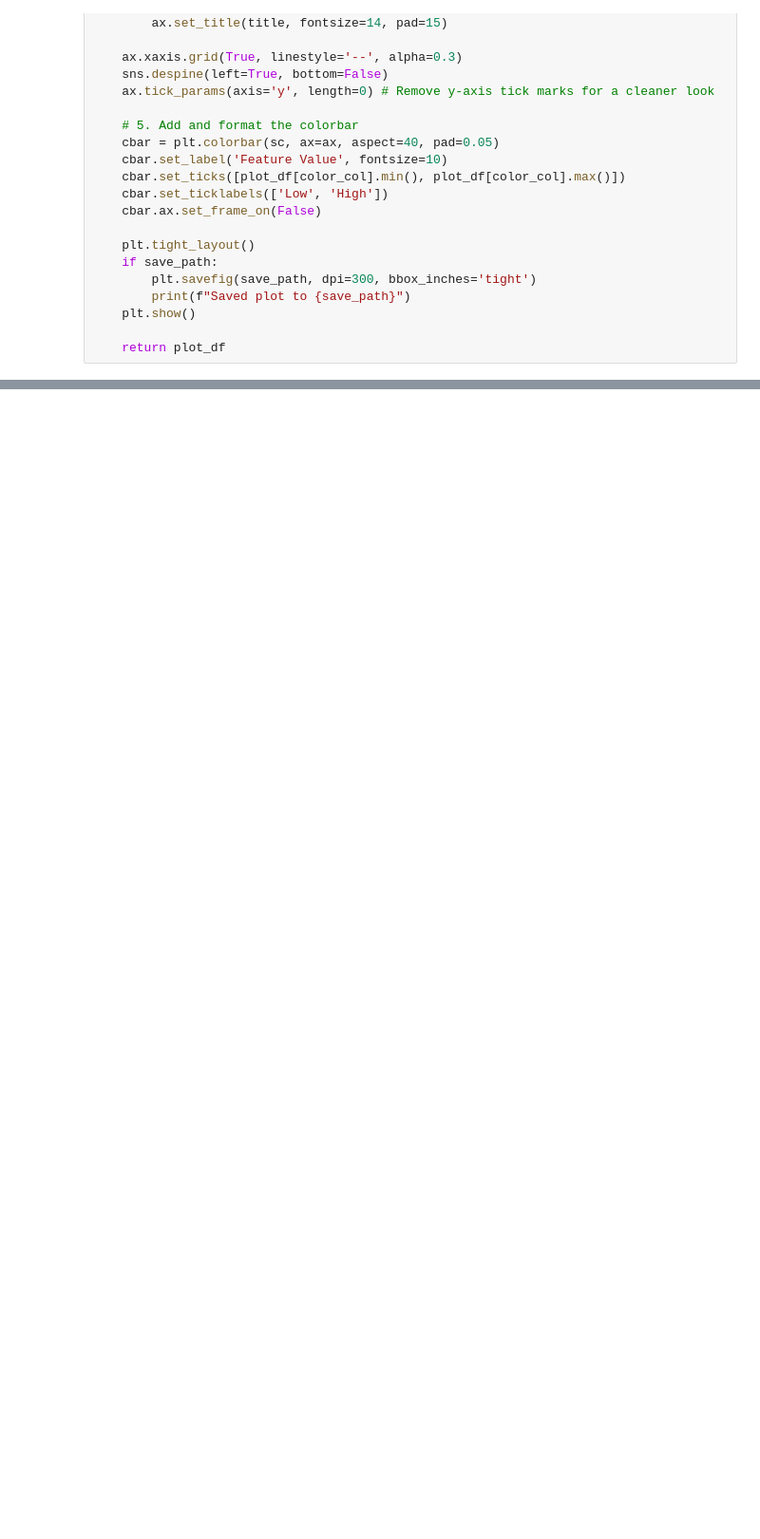
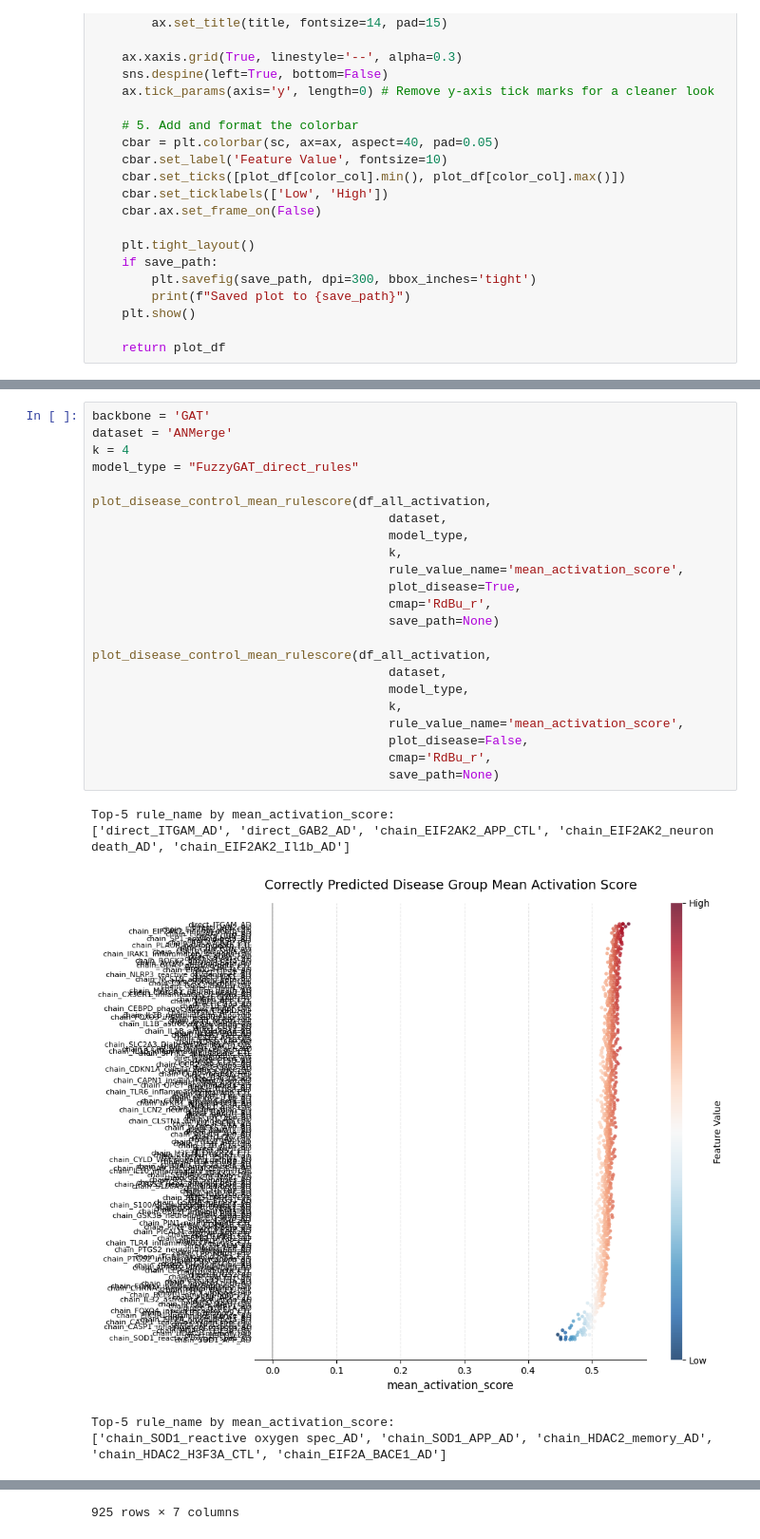
Before and after one commit to Xiaoxuan-Yu-ty/HybridKG, a Jupyter notebook: nesy_gnn/rule_activation_analysis.ipynb, the cells around one changed output, grey strips where cells are left out. Shown at 95% size. Cells and saved outputs as stored; diff of their text form; blank space fills up the shorter version.

```diff
--- a/nesy_gnn/rule_activation_analysis.ipynb
+++ b/nesy_gnn/rule_activation_analysis.ipynb
@@ -375,0 +439,29 @@ Length: 17, dtype: str
+# %%
+backbone = 'GAT'
+dataset = 'ANMerge'
+k = 4
+model_type = "FuzzyGAT_direct_rules"
+
+plot_disease_control_mean_rulescore(df_all_activation,
+                                        dataset,
+                                        model_type,
+                                        k,
+                                        rule_value_name='mean_activation_score',
+                                        plot_disease=True,
+                                        cmap='RdBu_r',
+                                        save_path=None)
+
+plot_disease_control_mean_rulescore(df_all_activation,
+                                        dataset,
+                                        model_type,
+                                        k,
+                                        rule_value_name='mean_activation_score',
+                                        plot_disease=False,
+                                        cmap='RdBu_r',
+                                        save_path=None)
+# %% [output]
+Top-5 rule_name by mean_activation_score:
+['direct_ITGAM_AD', 'direct_GAB2_AD', 'chain_EIF2AK2_APP_CTL', 'chain_EIF2AK2_neuron death_AD', 'chain_EIF2AK2_Il1b_AD']
+[figure, added]
+Top-5 rule_name by mean_activation_score:
+['chain_SOD1_reactive oxygen spec_AD', 'chain_SOD1_APP_AD', 'chain_HDAC2_memory_AD', 'chain_HDAC2_H3F3A_CTL', 'chain_EIF2A_BACE1_AD']
@@ -375,0 +481 @@ Length: 17, dtype: str
+925 rows × 7 columns
```
Also changed, not shown: parts of 14 cells of this notebook, 4 other files.
